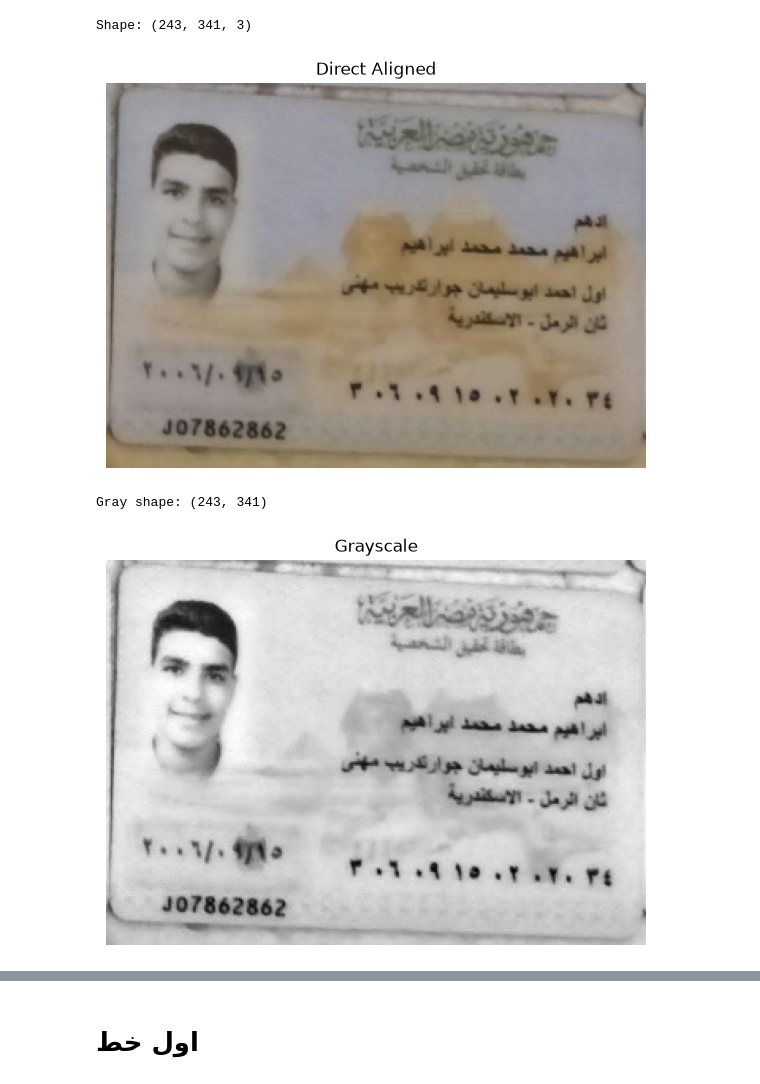
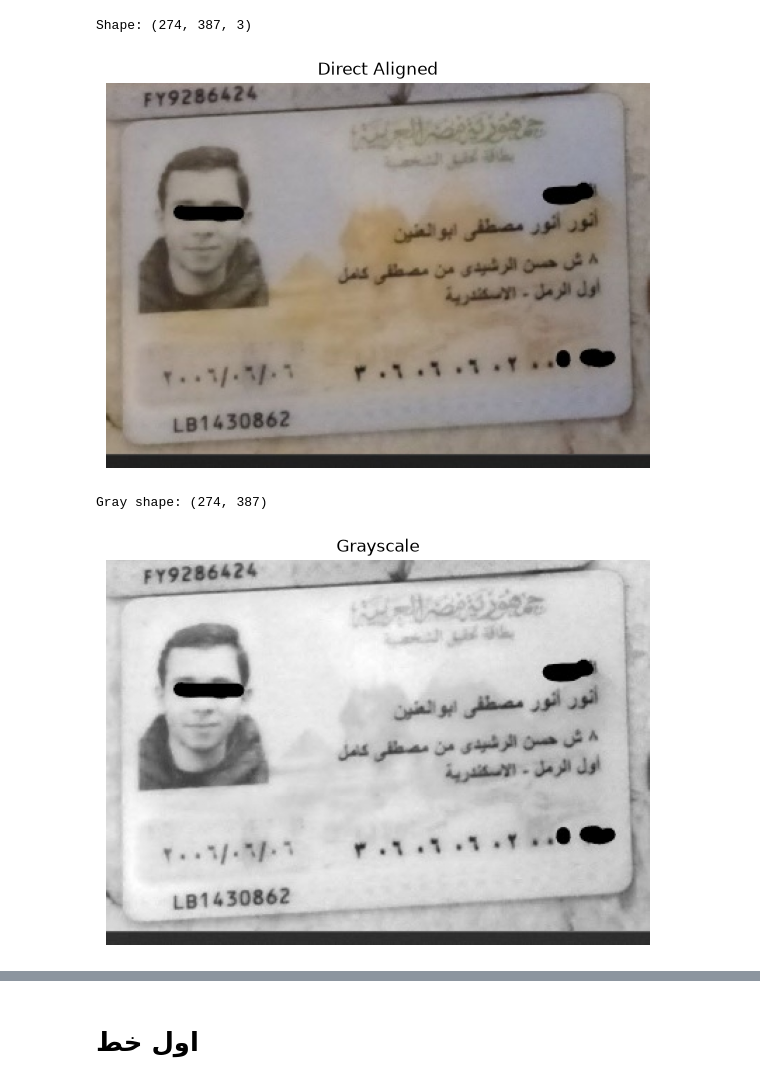
Before and after one commit to midonashaat19/ID-IMAGE_PREPROCESS, a Jupyter notebook: HOW_TO_ROTATE.ipynb, the cells around one changed output, grey strips where cells are left out. Cells and saved outputs as stored; diff of their text form; code cells hidden in the pictures.

```diff
--- a/HOW_TO_ROTATE.ipynb
+++ b/HOW_TO_ROTATE.ipynb
@@ -10,22 +10,22 @@ import matplotlib.pyplot as plt
 import numpy as np
 # %%
 direct_aligned = cv2.imread(
-    r"c:\Users\HP\Desktop\ids2026\Screenshot 2026-08-16 144757.png"
+    r"c:\Users\HP\Desktop\ids2026\InkedScreenshot 2026-08-16 144825_LI.jpg"
 )
 print("Shape:", direct_aligned.shape)
 plt.figure(figsize=(8, 5))
 plt.imshow(
     cv2.cvtColor(
         direct_aligned,
         cv2.COLOR_BGR2RGB
     )
 )
 plt.title("Direct Aligned")
 plt.axis("off")
 plt.show()
 # %% [output]
-Shape: (243, 341, 3)
+Shape: (274, 387, 3)
-[figure, old version]
+[figure, new version]
 # %%
 gray = cv2.cvtColor(
     direct_aligned,
@@ -47,8 +47,8 @@ plt.axis("off")
 
 plt.show()
 # %% [output]
-Gray shape: (243, 341)
+Gray shape: (274, 387)
-[figure, old version]
+[figure, new version]
 # %%
 edges = cv2.Canny(
     gray,
```
Also changed, not shown: parts of 17 cells of this notebook, 2 other files.
